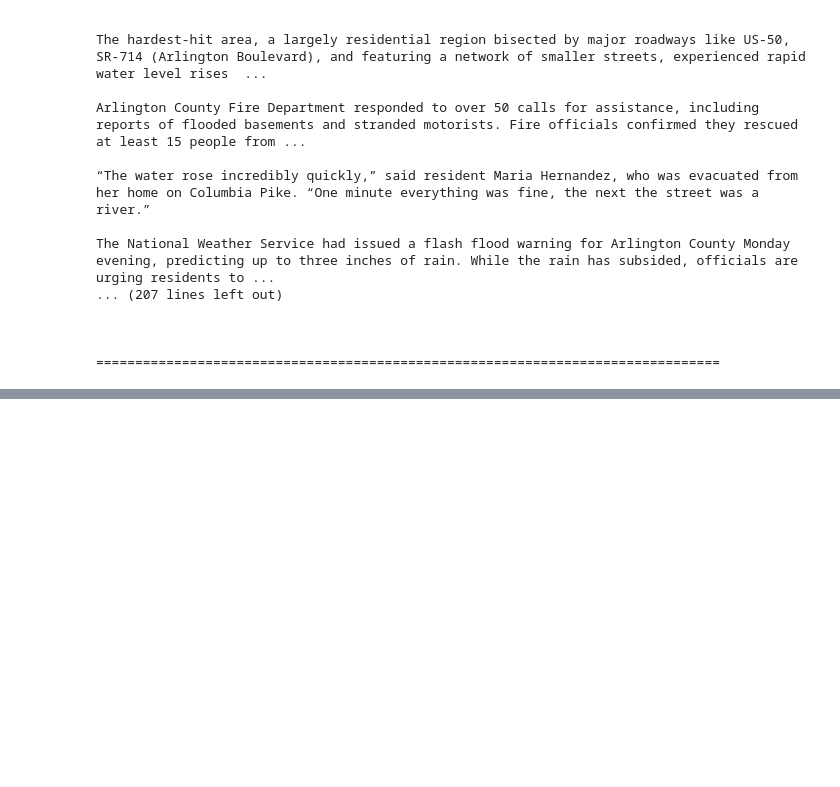
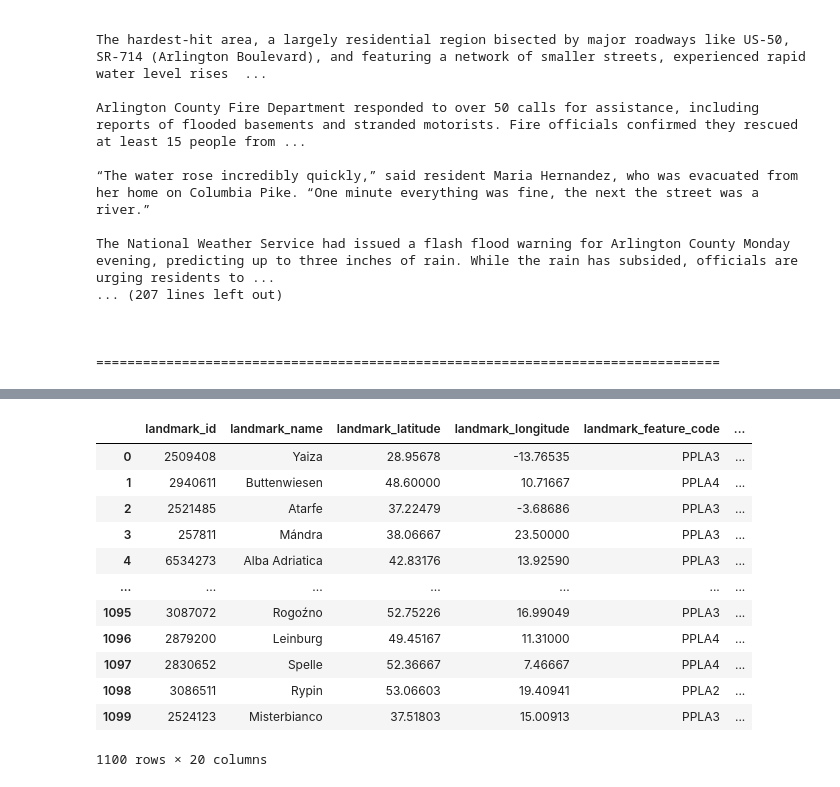
Before and after one commit to pumucklkopf/georelating-natural-disasters-with-llm-agents, a Jupyter notebook: data_handler/generate_georelating_dataset.ipynb, the cells around one changed output, grey strips where cells are left out. Saved outputs shown, nothing was run; the diff lists cells and outputs as text; code cells hidden in the pictures; blank space fills up the shorter version.

```diff
--- a/data_handler/generate_georelating_dataset.ipynb
+++ b/data_handler/generate_georelating_dataset.ipynb
@@ -417,0 +519,22 @@ sample.to_json(
+# %%
+# load the dataset from data_handler/georelating_dataset_20250512_us.json
+import pandas as pd
+df = pd.read_json(
+    '../data/georelating_dataset_20250512_eu.json',
+    orient='records'
+)
+df
+# %% [output]
+|  | landmark_id | landmark_name | landmark_latitude | landmark_longitude | landmark_feature_code | ... |
+| 0 | 2509408 | Yaiza | 28.95678 | -13.76535 | PPLA3 | ... |
+| 1 | 2940611 | Buttenwiesen | 48.60000 | 10.71667 | PPLA4 | ... |
+| 2 | 2521485 | Atarfe | 37.22479 | -3.68686 | PPLA3 | ... |
+| 3 | 257811 | Mándra | 38.06667 | 23.50000 | PPLA3 | ... |
+| 4 | 6534273 | Alba Adriatica | 42.83176 | 13.92590 | PPLA3 | ... |
+| ... | ... | ... | ... | ... | ... | ... |
+| 1095 | 3087072 | Rogoźno | 52.75226 | 16.99049 | PPLA3 | ... |
+| 1096 | 2879200 | Leinburg | 49.45167 | 11.31000 | PPLA4 | ... |
+| 1097 | 2830652 | Spelle | 52.36667 | 7.46667 | PPLA4 | ... |
+| 1098 | 3086511 | Rypin | 53.06603 | 19.40941 | PPLA2 | ... |
+| 1099 | 2524123 | Misterbianco | 37.51803 | 15.00913 | PPLA3 | ... |
+1100 rows × 20 columns
```
Also changed, not shown: parts of 24 cells of this notebook, 2 other files.
